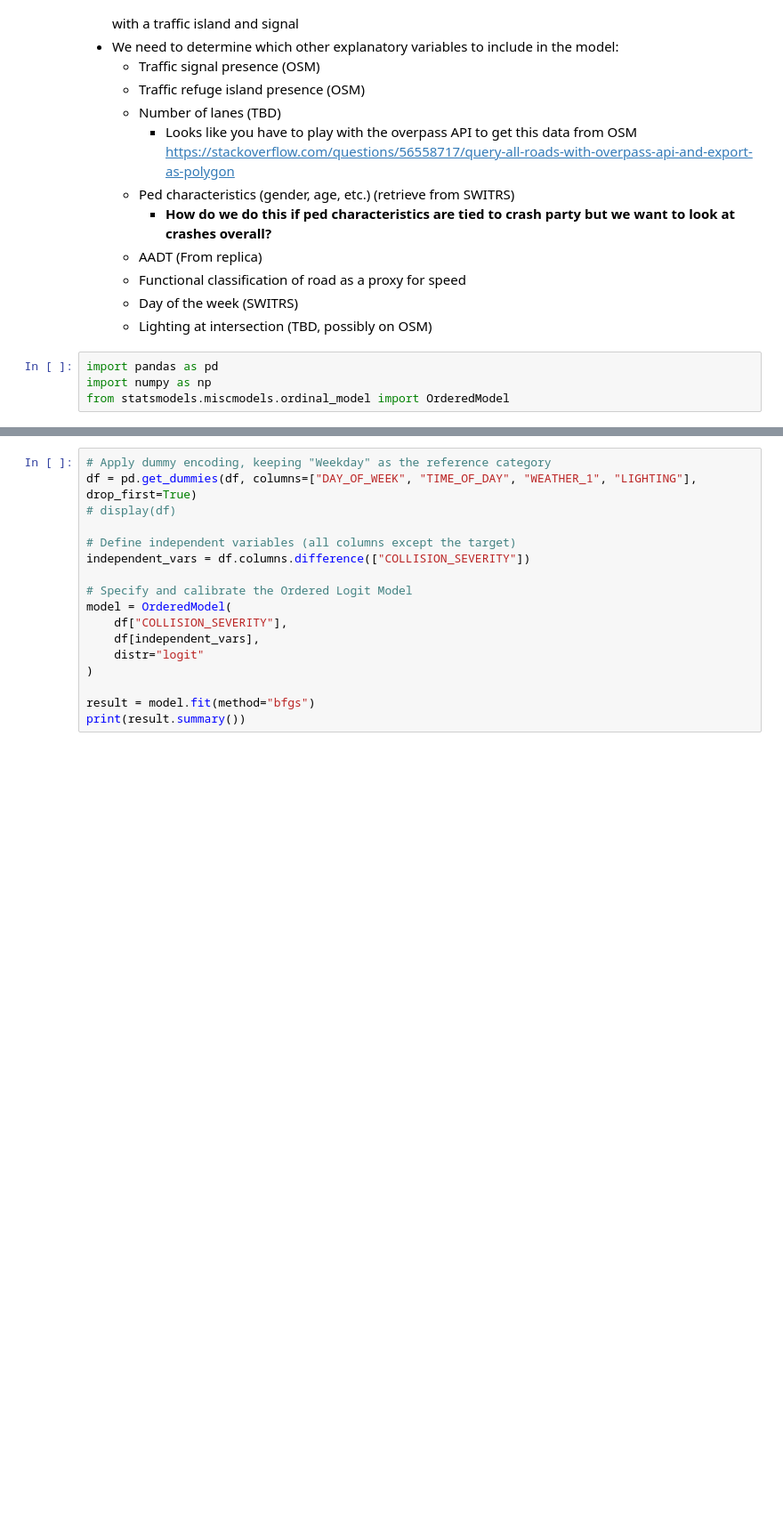
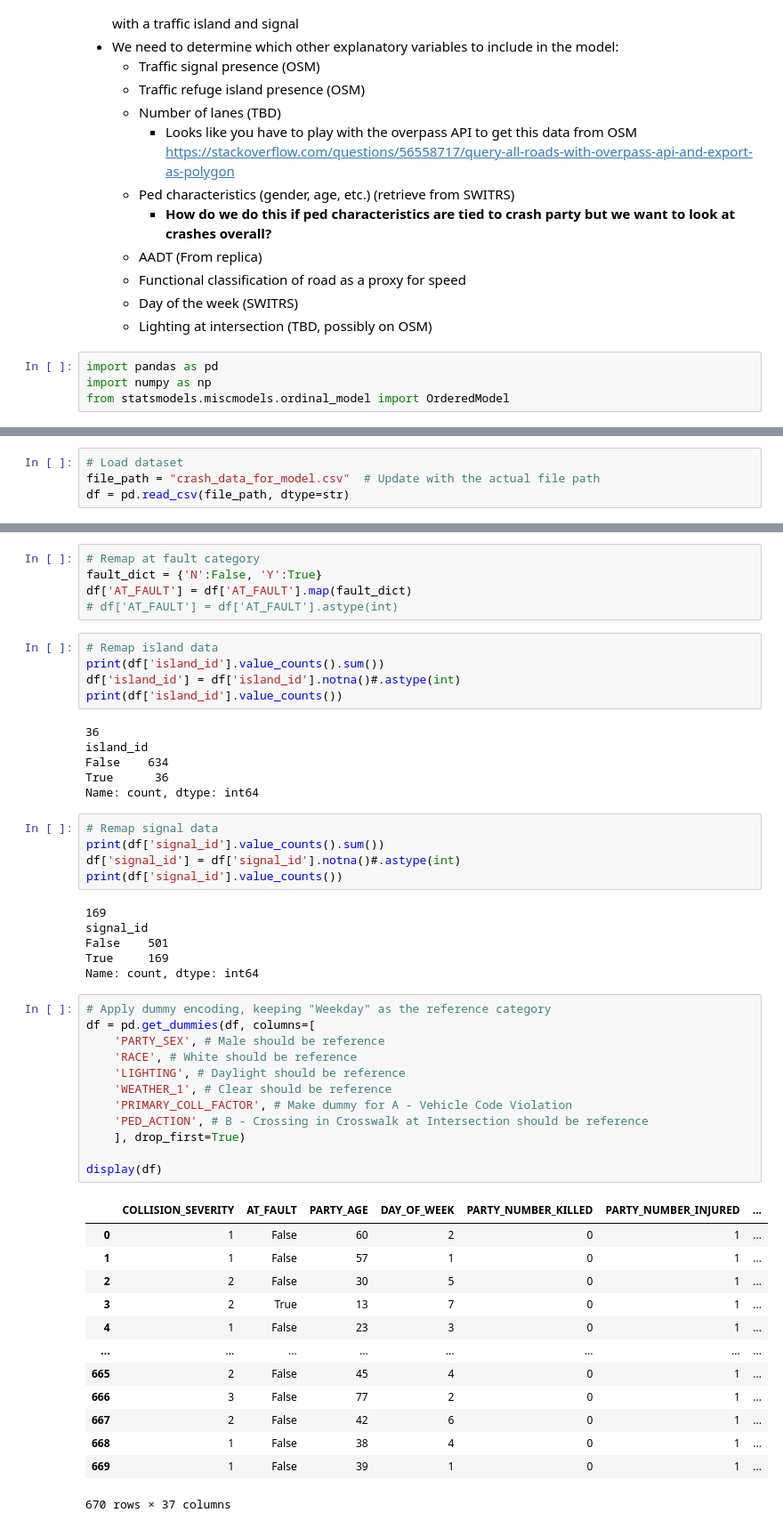
Before and after one commit to AnwarBaroudi/traffic_islands_study, a Jupyter notebook: crash_severity_model_2april.ipynb, the cells around one changed output, grey strips where cells are left out. Shown at 89% size. Cells and saved outputs as stored; diff of their text form; blank space fills up the shorter version.

Commit message:
set up data for model, but model itself does not work

```diff
--- a/crash_severity_model_2april.ipynb
+++ b/crash_severity_model_2april.ipynb
@@ -74,0 +19,4 @@ def categorize_time_of_day(time_str):
+# %%
+# Load dataset
+file_path = "crash_data_for_model.csv"  # Update with the actual file path
+df = pd.read_csv(file_path, dtype=str)
@@ -104,17 +60,53 @@ df["DAY_OF_WEEK"] = df["DAY_OF_WEEK"].apply(lambda x: "Weekday" if x in ["1", "2
+# %%
+# Remap at fault category
+fault_dict = {'N':False, 'Y':True}
+df['AT_FAULT'] = df['AT_FAULT'].map(fault_dict)
+# df['AT_FAULT'] = df['AT_FAULT'].astype(int)
+# %%
+# Remap island data
+print(df['island_id'].value_counts().sum())
+df['island_id'] = df['island_id'].notna()#.astype(int)
+print(df['island_id'].value_counts())
+# %% [output]
+36
+island_id
+False    634
+True      36
+Name: count, dtype: int64
+# %%
+# Remap signal data
+print(df['signal_id'].value_counts().sum())
+df['signal_id'] = df['signal_id'].notna()#.astype(int)
+print(df['signal_id'].value_counts())
+# %% [output]
+169
+signal_id
+False    501
+True     169
+Name: count, dtype: int64
 # %%
 # Apply dummy encoding, keeping "Weekday" as the reference category
-df = pd.get_dummies(df, columns=["DAY_OF_WEEK", "TIME_OF_DAY", "WEATHER_1", "LIGHTING"], drop_first=True)
-# display(df)
+df = pd.get_dummies(df, columns=[
+    'PARTY_SEX', # Male should be reference
+    'RACE', # White should be reference
+    'LIGHTING', # Daylight should be reference
+    'WEATHER_1', # Clear should be reference
+    'PRIMARY_COLL_FACTOR', # Make dummy for A - Vehicle Code Violation
+    'PED_ACTION', # B - Crossing in Crosswalk at Intersection should be reference
+    ], drop_first=True)
 
-# Define independent variables (all columns except the target)
-independent_vars = df.columns.difference(["COLLISION_SEVERITY"])
-
-# Specify and calibrate the Ordered Logit Model
-model = OrderedModel(
-    df["COLLISION_SEVERITY"],
-    df[independent_vars],
-    distr="logit"
-)
-
-result = model.fit(method="bfgs")
-print(result.summary())
+display(df)
+# %% [output]
+|  | COLLISION_SEVERITY | AT_FAULT | PARTY_AGE | DAY_OF_WEEK | PARTY_NUMBER_KILLED | PARTY_NUMBER_INJURED | ... |
+| 0 | 1 | False | 60 | 2 | 0 | 1 | ... |
+| 1 | 1 | False | 57 | 1 | 0 | 1 | ... |
+| 2 | 2 | False | 30 | 5 | 0 | 1 | ... |
+| 3 | 2 | True | 13 | 7 | 0 | 1 | ... |
+| 4 | 1 | False | 23 | 3 | 0 | 1 | ... |
+| ... | ... | ... | ... | ... | ... | ... | ... |
+| 665 | 2 | False | 45 | 4 | 0 | 1 | ... |
+| 666 | 3 | False | 77 | 2 | 0 | 1 | ... |
+| 667 | 2 | False | 42 | 6 | 0 | 1 | ... |
+| 668 | 1 | False | 38 | 4 | 0 | 1 | ... |
+| 669 | 1 | False | 39 | 1 | 0 | 1 | ... |
+670 rows × 37 columns
```
Also changed, not shown: parts of 10 cells of this notebook, 1 other file.
